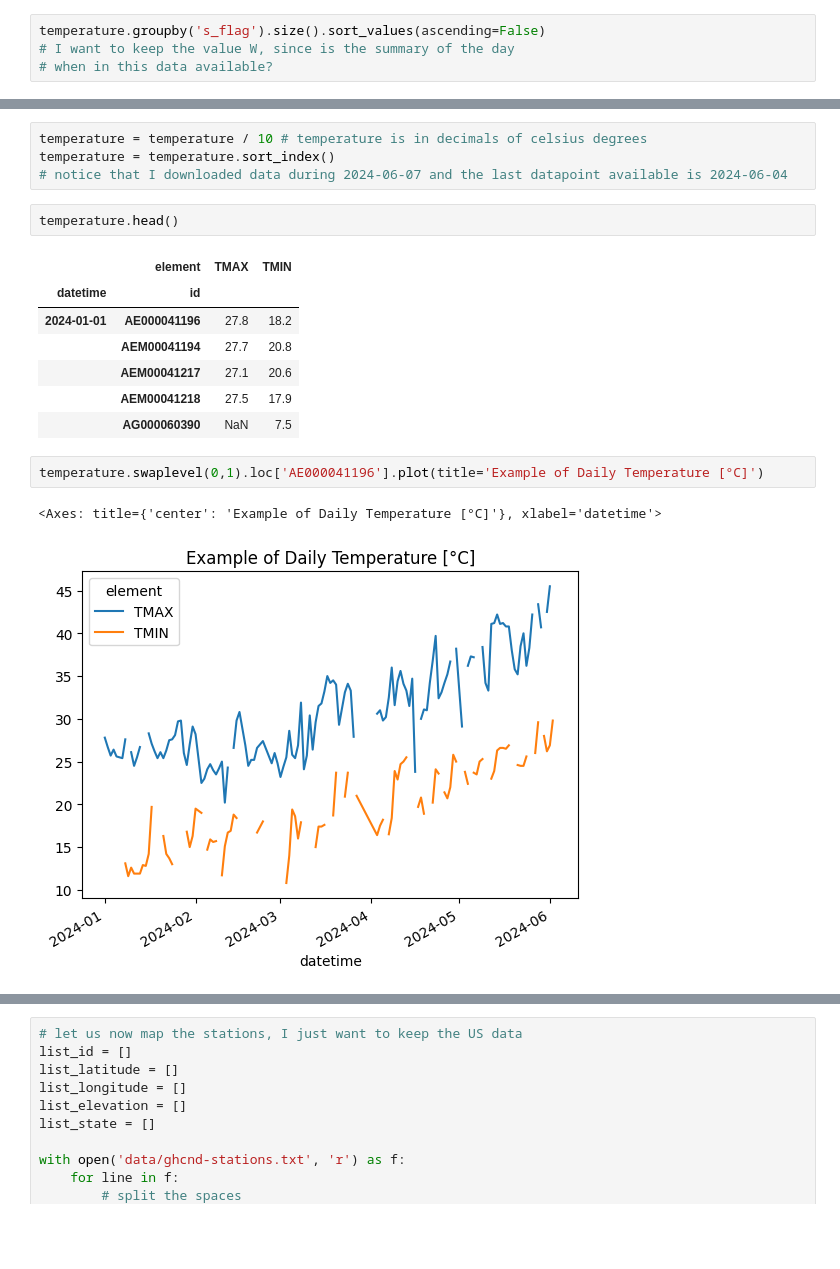
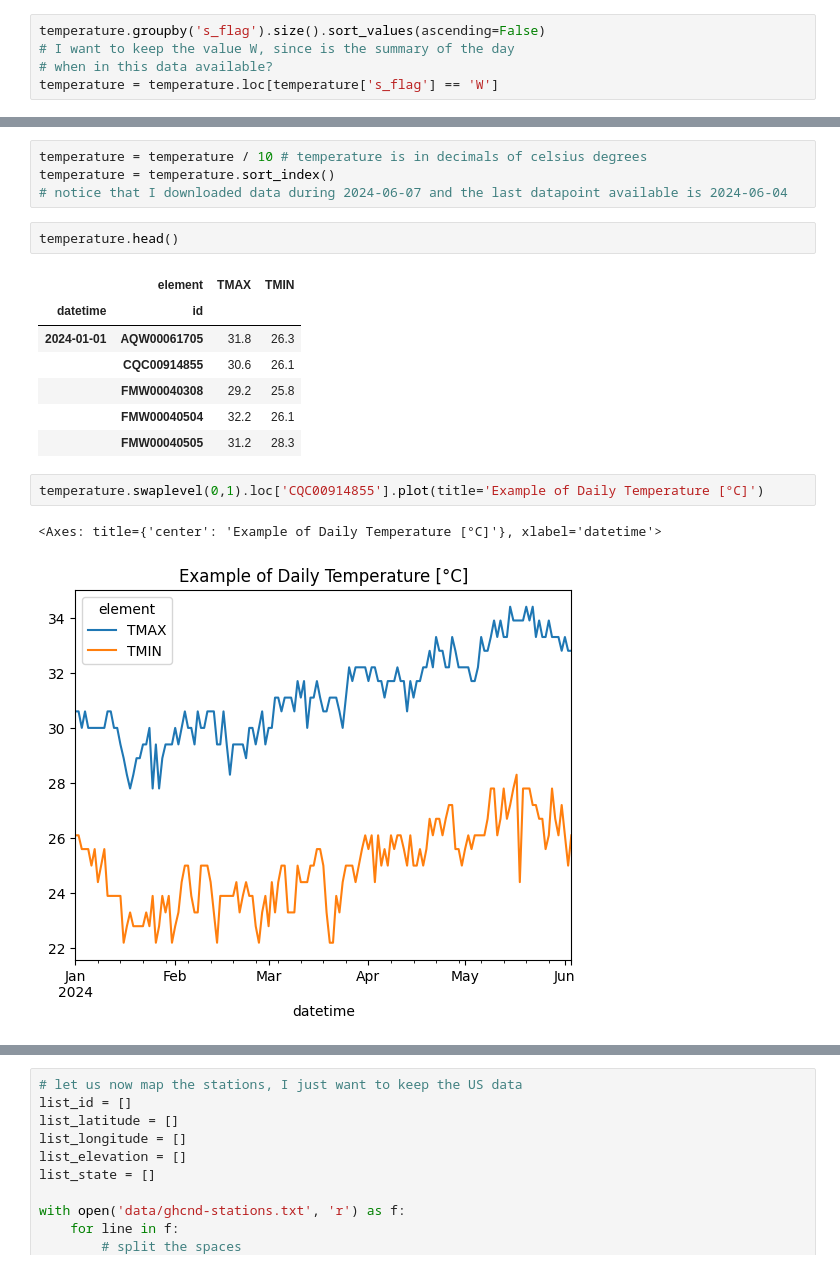
Before and after one commit to Peropero0/quantitative_finance_playground, a Jupyter notebook: notebooks/finance_notebooks/temperature_analysis/temperature_dataset_exploration.ipynb, the cells around one changed output, grey strips where cells are left out. Drawn from its saved outputs; the diff is of its cells as text; blank space fills up the shorter version.

```diff
--- a/notebooks/finance_notebooks/temperature_analysis/temperature_dataset_exploration.ipynb
+++ b/notebooks/finance_notebooks/temperature_analysis/temperature_dataset_exploration.ipynb
@@ -89,3 +89,4 @@ del dataset
 temperature.groupby('s_flag').size().sort_values(ascending=False)
 # I want to keep the value W, since is the summary of the day
 # when in this data available?
+temperature = temperature.loc[temperature['s_flag'] == 'W']
@@ -119,16 +106,16 @@ temperature.head()
 # %% [output]
 |  | element | TMAX | TMIN |
 | datetime | id |  |  |
-| 2024-01-01 | AE000041196 | 27.8 | 18.2 |
-|  | AEM00041194 | 27.7 | 20.8 |
-|  | AEM00041217 | 27.1 | 20.6 |
-|  | AEM00041218 | 27.5 | 17.9 |
-|  | AG000060390 | NaN | 7.5 |
+| 2024-01-01 | AQW00061705 | 31.8 | 26.3 |
+|  | CQC00914855 | 30.6 | 26.1 |
+|  | FMW00040308 | 29.2 | 25.8 |
+|  | FMW00040504 | 32.2 | 26.1 |
+|  | FMW00040505 | 31.2 | 28.3 |
 # %%
-temperature.swaplevel(0,1).loc['AE000041196'].plot(title='Example of Daily Temperature [°C]')
+temperature.swaplevel(0,1).loc['CQC00914855'].plot(title='Example of Daily Temperature [°C]')
 # %% [output]
 <Axes: title={'center': 'Example of Daily Temperature [°C]'}, xlabel='datetime'>
-[figure, old version]
+[figure, new version]
 # %%
 (100 * temperature.isna().groupby('datetime').sum().sum(axis=1) / temperature.groupby('datetime').count().sum(axis=1)).plot(title='Fraction of NaNs [%]')
 # %% [output]
```
Also changed, not shown: parts of 5 cells of this notebook, 1 other file.
